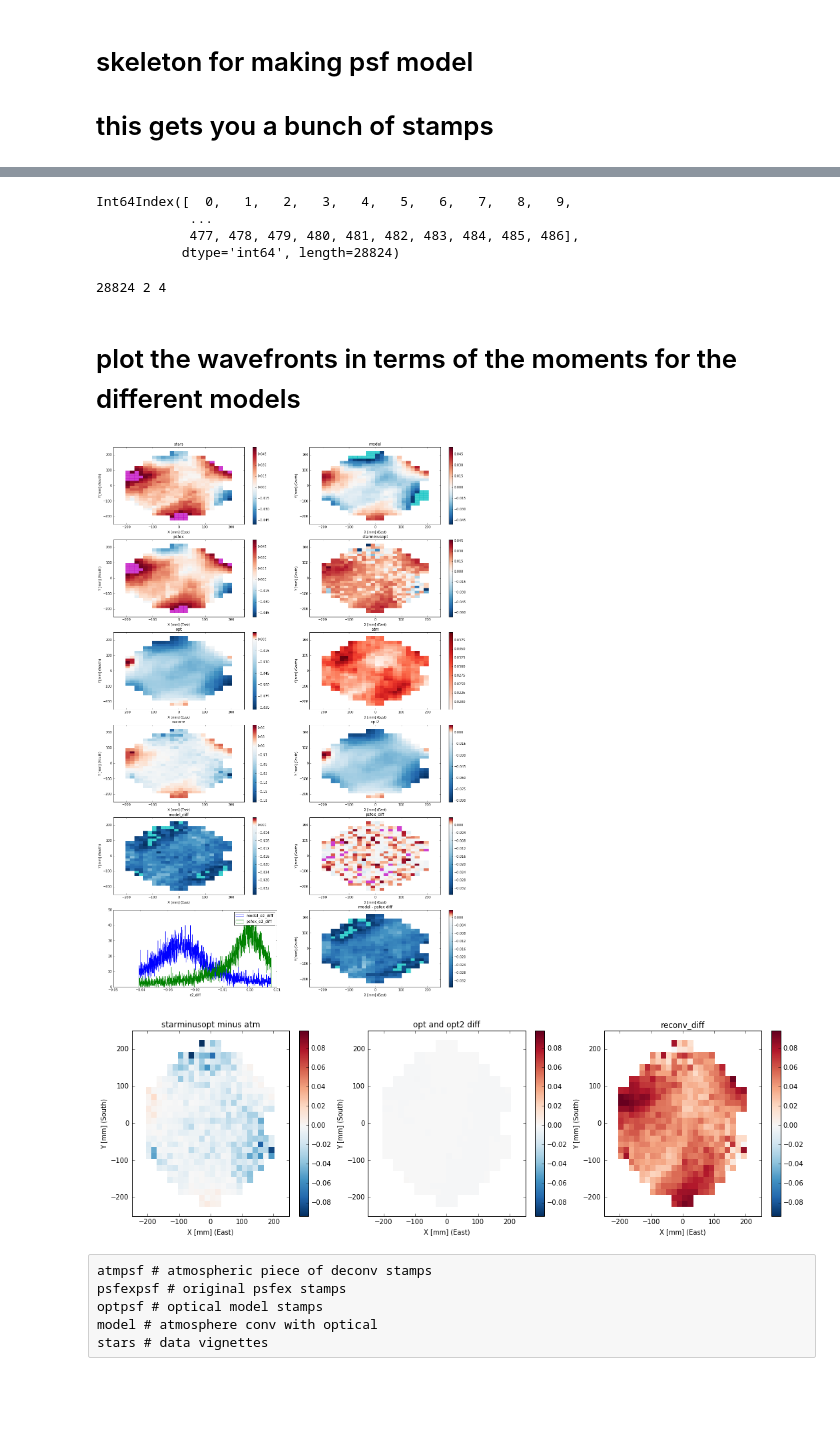
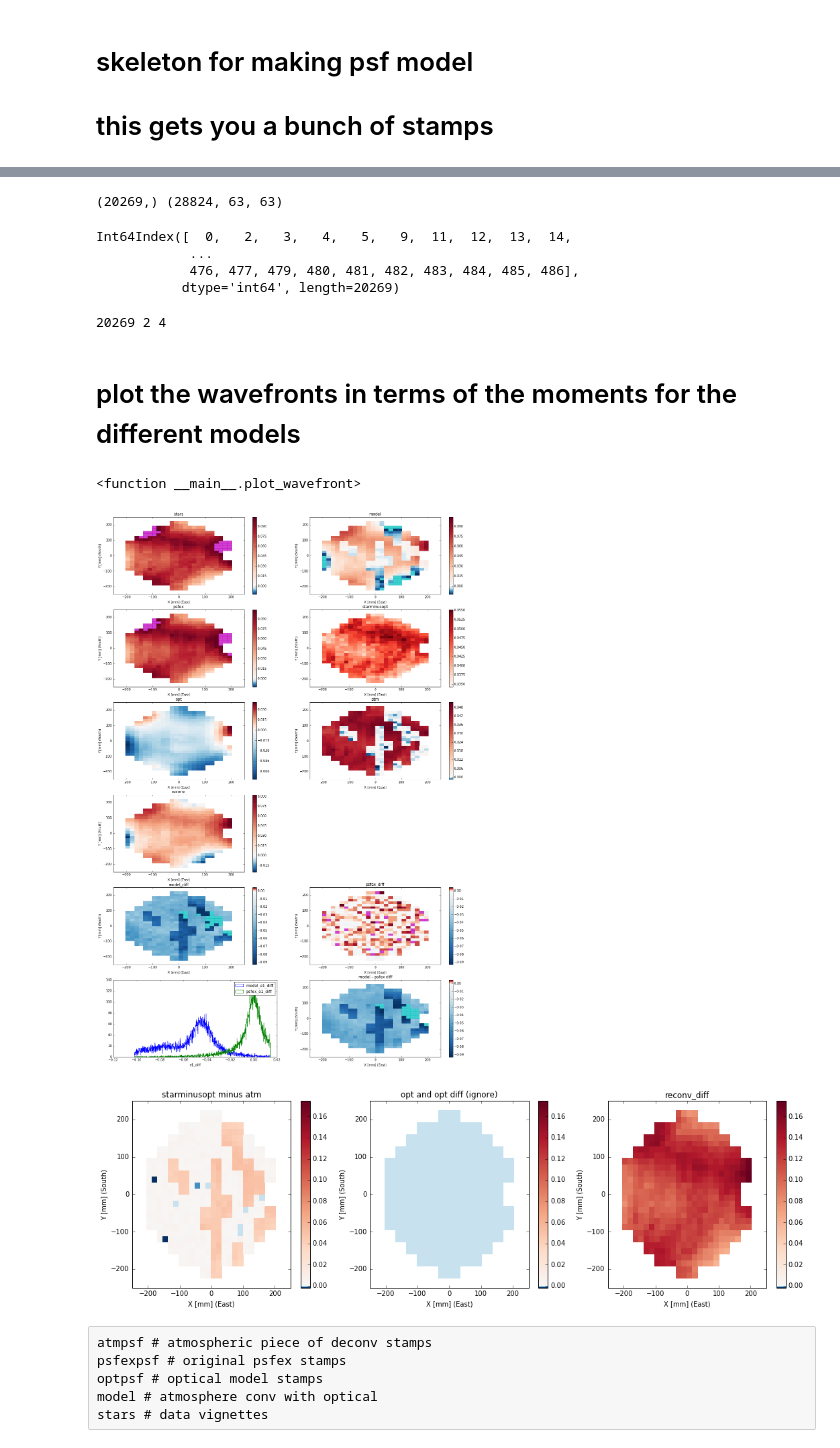
Before and after one commit to aaronroodman/DeconvolvePSF, a Jupyter notebook: Reconvolve_test.ipynb, the cells around one changed output, grey strips where cells are left out. Drawn from its saved outputs; the diff is of its cells as text; code cells hidden in the pictures; blank space fills up the shorter version.

```diff
--- a/Reconvolve_test.ipynb
+++ b/Reconvolve_test.ipynb
@@ -138,10 +131,34 @@ for idx, (opt, resid) in enumerate(izip(optpsf, starminusopt)):
+# %%
+MASK_VAL = -9999
+good_stars = []
+for idx, resid in enumerate(starminusopt):
+    if not np.any(resid == MASK_VAL):
+        good_stars.append(idx)
+good_stars = np.array(good_stars)
+print(good_stars.shape, starminusopt.shape)
+# %% [output]
+(20269,) (28824, 63, 63)
+# %%
+atmpsf = atmpsf[good_stars]
+optpsf = optpsf[good_stars]
+starminusopt = starminusopt[good_stars]
+model = model[good_stars]
+psfexpsf = psfexpsf[good_stars]
+stars = stars[good_stars]
+
+df = df.iloc[good_stars]
+# %%
+reconvpsf = np.zeros((optpsf.shape[0], 32,32))
+for idx, (opt, resid) in enumerate(izip(optpsf, starminusopt)):
+    reconvpsf[idx] = convolve(opt, resid, mode = 'same')
+#reconvpsf = convolve(optpsf, starminusopt[:, 15:47, 15:47])
 # %%
 reconvpsf_df = evaluate_stamps_and_combine_with_data(reconvpsf, df)
 # %% [output]
-Int64Index([  0,   1,   2,   3,   4,   5,   6,   7,   8,   9,
+Int64Index([  0,   2,   3,   4,   5,   9,  11,  12,  13,  14,
             ...
-            477, 478, 479, 480, 481, 482, 483, 484, 485, 486],
-           dtype='int64', length=28824)
+            476, 477, 479, 480, 481, 482, 483, 484, 485, 486],
+           dtype='int64', length=20269)
 # %%
 new_names = ['reconv']
 new_df_list = [reconvpsf_df]
@@ -194,7 +211,7 @@ else:
 print(len(df_in), num_bins, num_bins_cmap)
 WF = Wavefront(model=df_in, num_bins=num_bins)
 # %% [output]
-28824 2 4
+20269 2 4
 # %% [markdown]
 # plot the wavefronts in terms of the moments for the different models
 # %%
@@ -307,38 +324,39 @@ def plot_wavefront(key='e1', ccd=0):
                      )
     else:
         WF.plot_colormap(field, xkey='XWIN_IMAGE', ykey='YWIN_IMAGE',
                          zkey=diff_key,
                          num_bins=num_bins_cmap, b=b_diff, a=a_diff,
                          fig=fig, ax=ax)
     ax.set_title('model - psfex diff')
 
 
     # temp looking at the deconv process
     temp_names = []
     temp_name = 'starminusopt minus atm'
     temp_names.append(temp_name)
     WF.field[temp_name] = WF.field['{0}_{1}'.format('starminusopt', key)] - WF.field['{0}_{1}'.format('atm', key)]
-    temp_name = 'opt and opt2 diff'
+    temp_name = 'opt and opt diff (ignore)'
     temp_names.append(temp_name)
-    WF.field[temp_name] = WF.field['{0}_{1}'.format('opt', key)] - WF.field['{0}_{1}'.format('opt2', key)]
+    WF.field[temp_name] = WF.field['{0}_{1}'.format('opt', key)] - WF.field['{0}_{1}'.format('opt', key)]
     temp_name = 'reconv_diff'
     temp_names.append(temp_name)
     WF.field[temp_name] = WF.field['{0}'.format(key)] - WF.field['{0}_{1}_diff'.format('reconv', key)]
     a = np.min([WF.field[asdf] for asdf in temp_names])
     b = np.max([WF.field[asdf] for asdf in temp_names])
     fig, axs = plt.subplots(ncols=len(temp_names), figsize=(6*len(temp_names), 5))
     for name_i, name, in enumerate(temp_names):
         ax = axs.flatten()[name_i]
         ax = WF.prep_axis(ax)
         WF.plot_field(name, field=WF.field, fig=fig, ax=ax, a=a, b=b)
         ax.set_title(name)
 
 ipywidgets.interact(plot_wavefront,
                     key=combinekeys + [key + '_medsub' for key in combinekeys],
-                    ccd=(0, 63, 1))
+                    ccd=0)
 # %% [output]
+<function __main__.plot_wavefront>
-[figure, old version]
+[figure, new version]
-[figure, old version]
+[figure, new version]
 # %% [raw]
 atmpsf # atmospheric piece of deconv stamps
 psfexpsf # original psfex stamps
```
Also changed, not shown: parts of 6 cells of this notebook, 3 other files.
